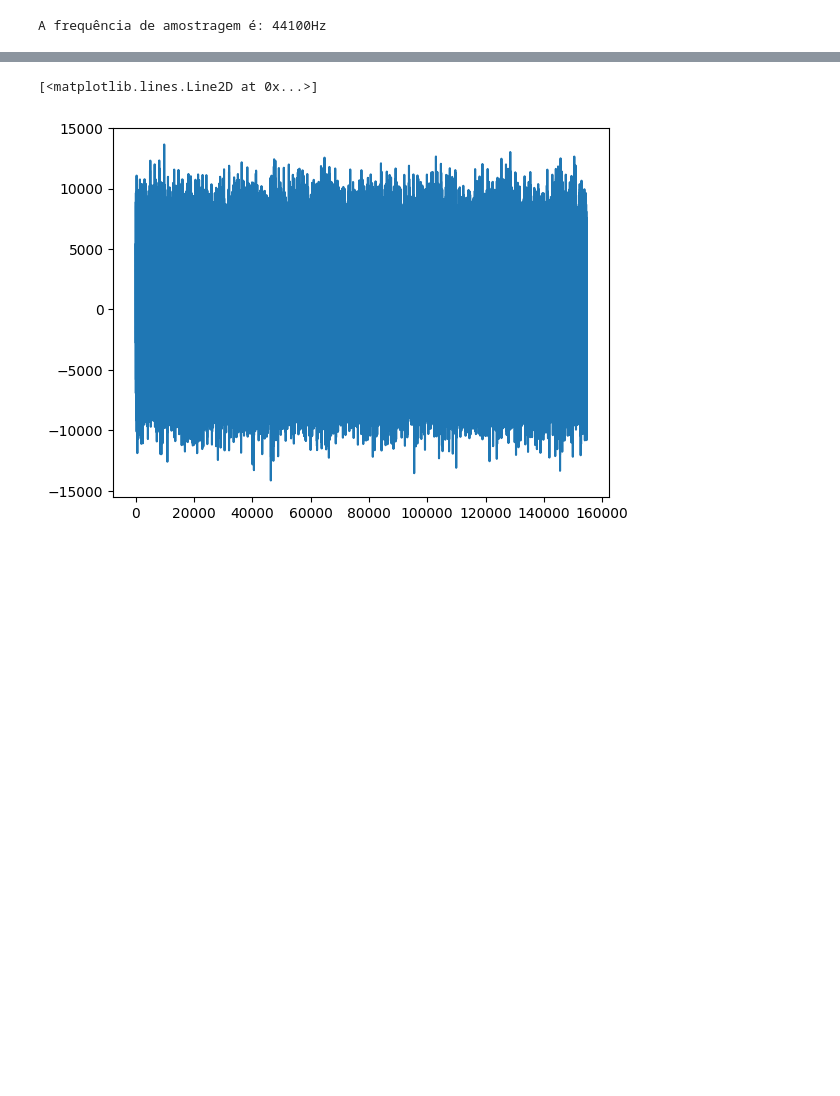
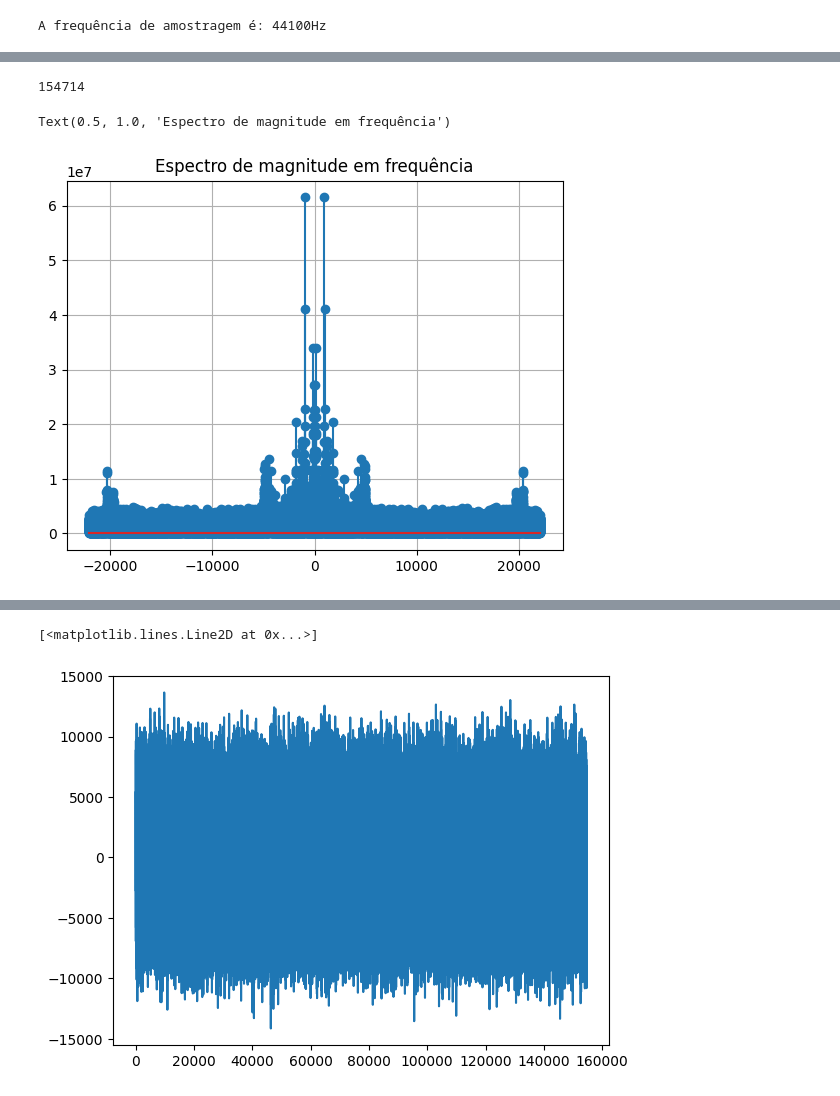
Before and after one commit to MatheusrCunha/PDS_1, a Jupyter notebook: Projeto_Final.ipynb, the cells around one changed output, grey strips where cells are left out. Drawn from its saved outputs; the diff is of its cells as text; code cells hidden in the pictures; blank space fills up the shorter version.

```diff
--- a/Projeto_Final.ipynb
+++ b/Projeto_Final.ipynb
@@ -45,0 +47,15 @@ Text(0.5, 0, 'Frequência (Hz)')
+# %%
+
+# DFT através do scipy
+N = len(audio)
+print(N)
+DFT_sine = fftpack.fftshift(fftpack.fft(audio,N))
+mag_espectro = np.abs(DFT_sine)
+f = fftpack.fftshift(fftpack.fftfreq(N, 1 / fs_audio))
+plt.stem(f,mag_espectro)
+plt.grid()
+plt.title('Espectro de magnitude em frequência')
+# %% [output]
+154714
+Text(0.5, 1.0, 'Espectro de magnitude em frequência')
+[figure, added]
```
Also changed, not shown: parts of 6 cells of this notebook.
